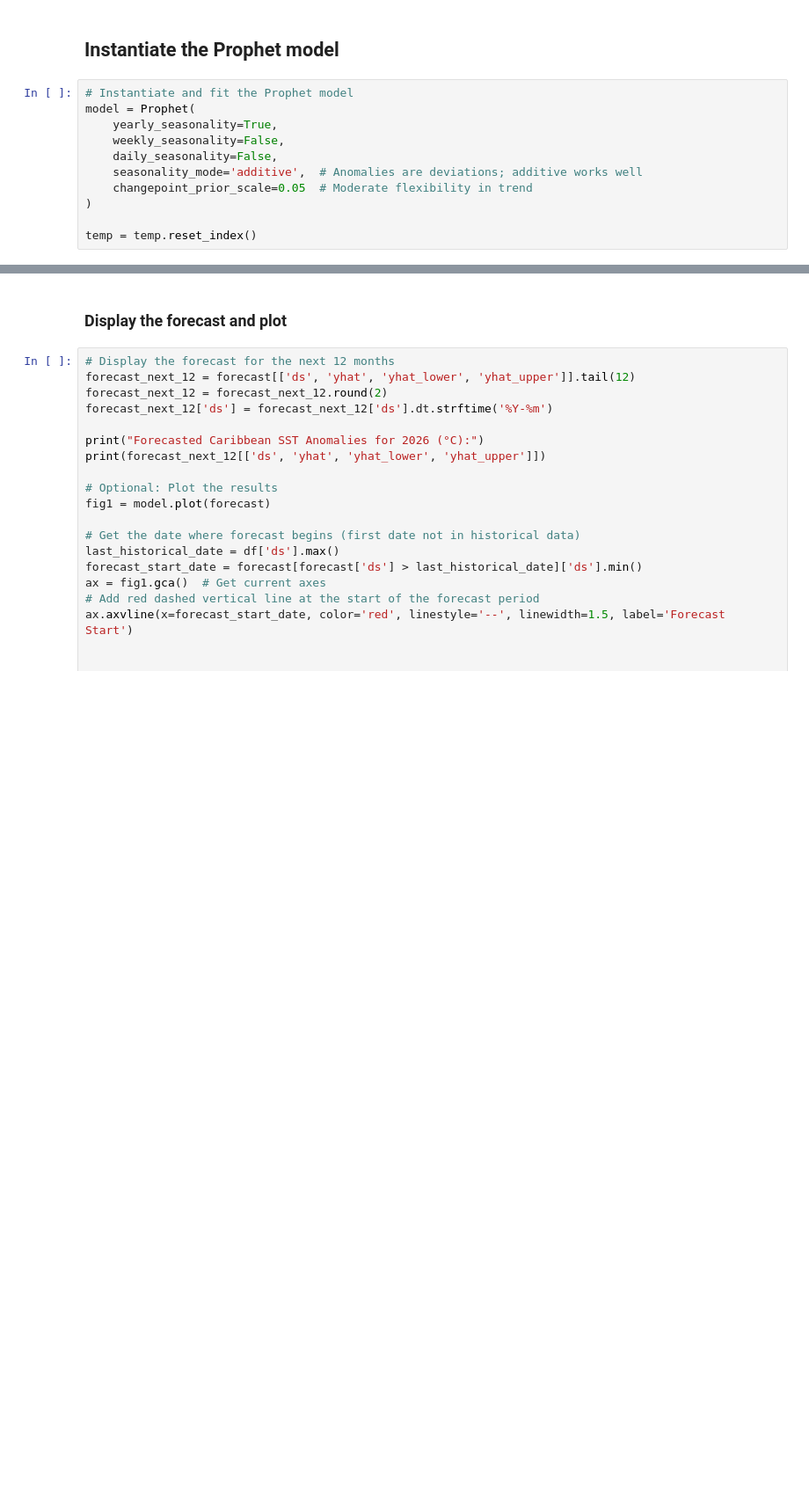
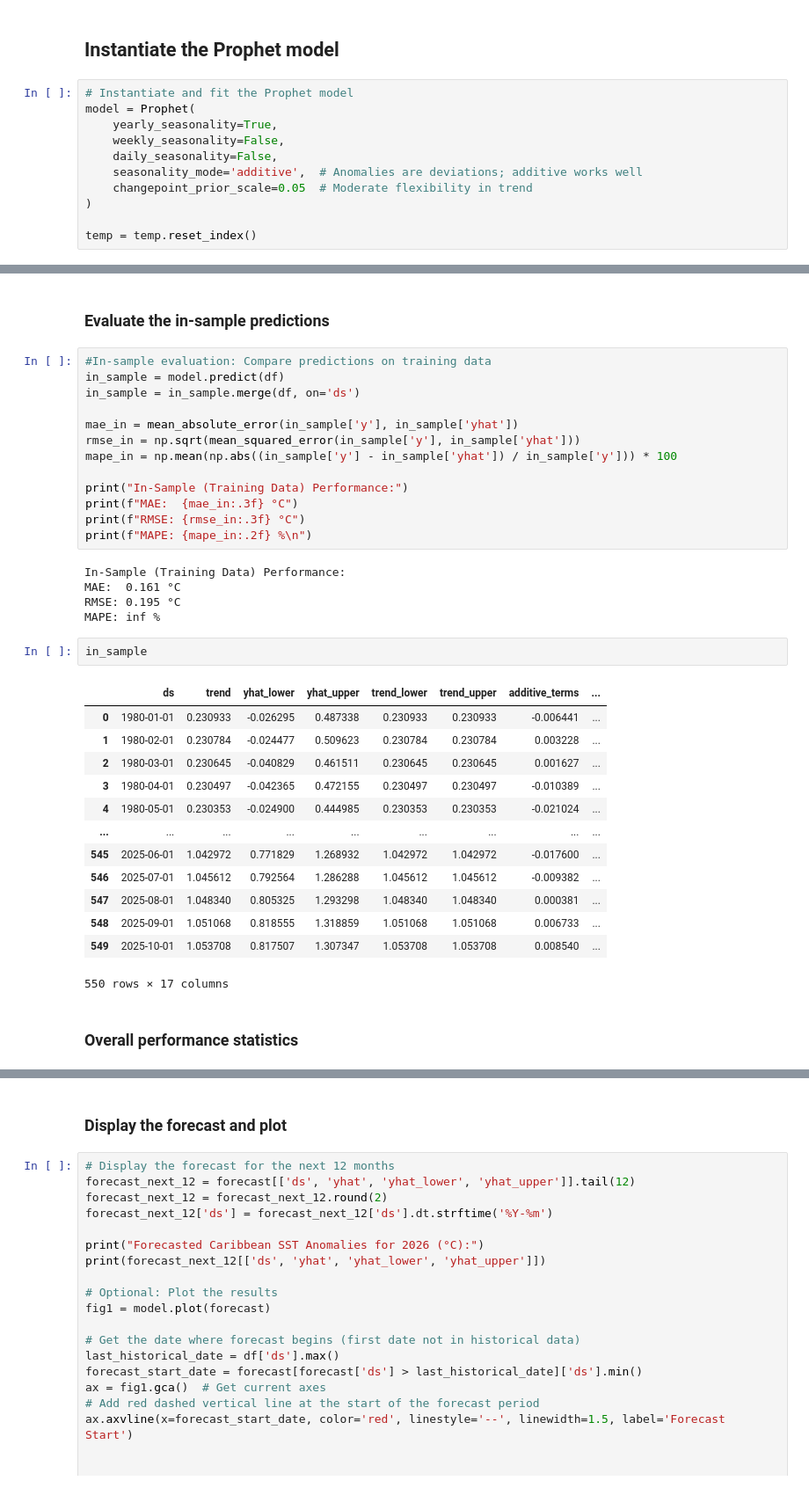
Before and after one commit to NazgulT/caribbean-climate-forecasting, a Jupyter notebook: Forecasting/Prophet-Temperature.ipynb, the cells around one changed output, grey strips where cells are left out. Shown: that part at 88% size. Saved outputs shown, nothing was run; the diff lists cells and outputs as text; blank space fills up the shorter version.

```diff
--- a/Forecasting/Prophet-Temperature.ipynb
+++ b/Forecasting/Prophet-Temperature.ipynb
@@ -71,0 +109,38 @@ df
+# %% [markdown]
+### Evaluate the in-sample predictions
+# %%
+#In-sample evaluation: Compare predictions on training data
+in_sample = model.predict(df)
+in_sample = in_sample.merge(df, on='ds')
+
+mae_in = mean_absolute_error(in_sample['y'], in_sample['yhat'])
+rmse_in = np.sqrt(mean_squared_error(in_sample['y'], in_sample['yhat']))
+mape_in = np.mean(np.abs((in_sample['y'] - in_sample['yhat']) / in_sample['y'])) * 100
+
+print("In-Sample (Training Data) Performance:")
+print(f"MAE:  {mae_in:.3f} °C")
+print(f"RMSE: {rmse_in:.3f} °C")
+print(f"MAPE: {mape_in:.2f} %\n")
+# %% [output]
+In-Sample (Training Data) Performance:
+MAE:  0.161 °C
+RMSE: 0.195 °C
+MAPE: inf %
+# %%
+in_sample
+# %% [output]
+|  | ds | trend | yhat_lower | yhat_upper | trend_lower | trend_upper | additive_terms | ... |
+| 0 | 1980-01-01 | 0.230933 | -0.026295 | 0.487338 | 0.230933 | 0.230933 | -0.006441 | ... |
+| 1 | 1980-02-01 | 0.230784 | -0.024477 | 0.509623 | 0.230784 | 0.230784 | 0.003228 | ... |
+| 2 | 1980-03-01 | 0.230645 | -0.040829 | 0.461511 | 0.230645 | 0.230645 | 0.001627 | ... |
+| 3 | 1980-04-01 | 0.230497 | -0.042365 | 0.472155 | 0.230497 | 0.230497 | -0.010389 | ... |
+| 4 | 1980-05-01 | 0.230353 | -0.024900 | 0.444985 | 0.230353 | 0.230353 | -0.021024 | ... |
+| ... | ... | ... | ... | ... | ... | ... | ... | ... |
+| 545 | 2025-06-01 | 1.042972 | 0.771829 | 1.268932 | 1.042972 | 1.042972 | -0.017600 | ... |
+| 546 | 2025-07-01 | 1.045612 | 0.792564 | 1.286288 | 1.045612 | 1.045612 | -0.009382 | ... |
+| 547 | 2025-08-01 | 1.048340 | 0.805325 | 1.293298 | 1.048340 | 1.048340 | 0.000381 | ... |
+| 548 | 2025-09-01 | 1.051068 | 0.818555 | 1.318859 | 1.051068 | 1.051068 | 0.006733 | ... |
+| 549 | 2025-10-01 | 1.053708 | 0.817507 | 1.307347 | 1.053708 | 1.053708 | 0.008540 | ... |
+550 rows × 17 columns
+# %% [markdown]
+### Overall performance statistics
```
Also changed, not shown: parts of 13 cells of this notebook.
